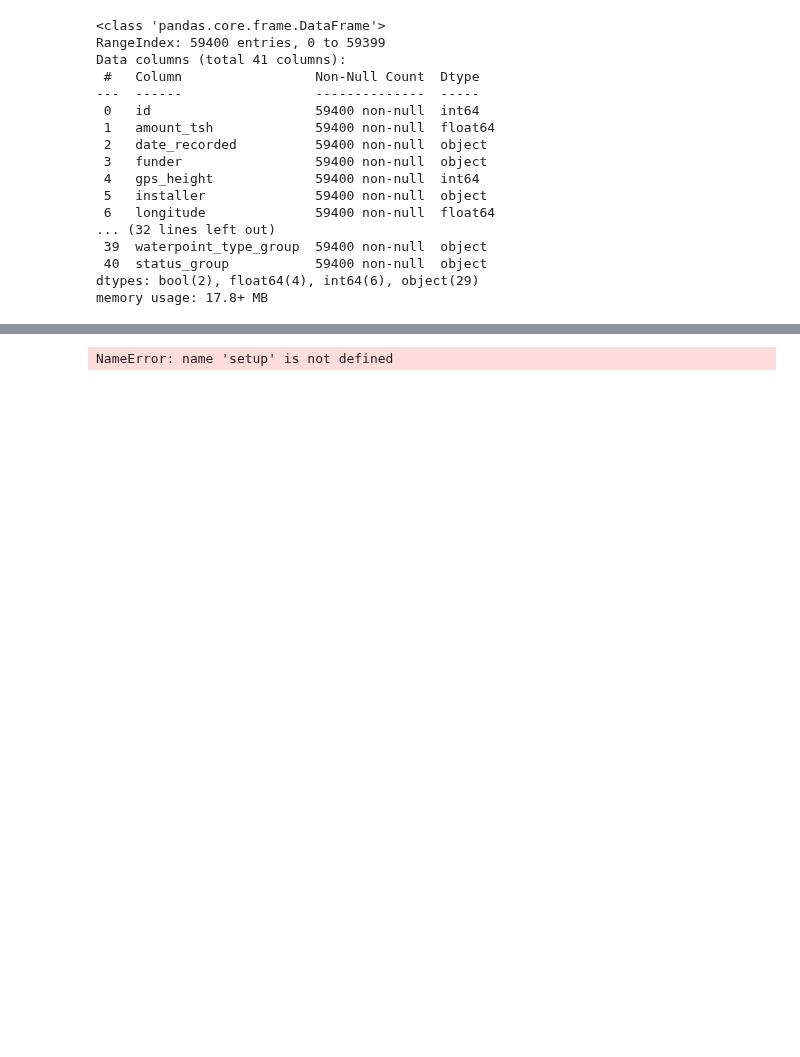
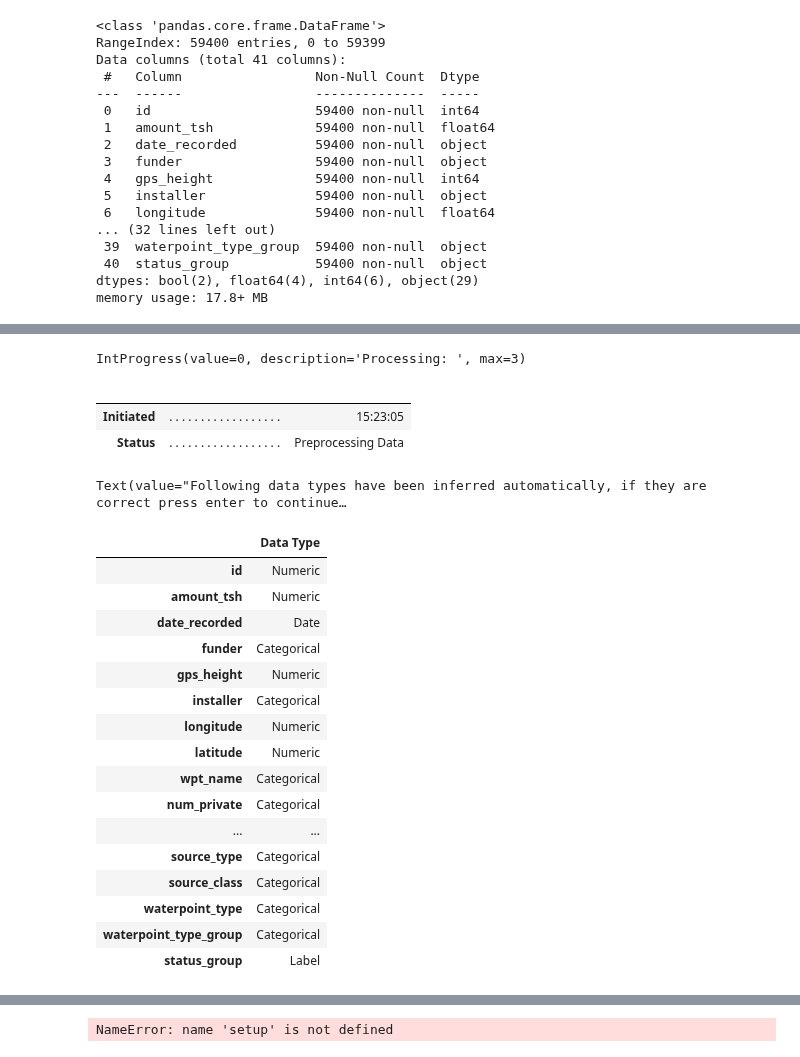
Before and after one commit to JannaW0402/Pump-it-Up, a Jupyter notebook: 869model.ipynb, the cells around one changed output, grey strips where cells are left out. Saved outputs shown, nothing was run; the diff lists cells and outputs as text; code cells hidden in the pictures; blank space fills up the shorter version.

```diff
--- a/869model.ipynb
+++ b/869model.ipynb
@@ -58,3 +58,5 @@ Test.head()
 | 2 | 17168 | 0.0 | 2013-02-01 | Government Of Tanzania | 1567 | DWE | 34.767863 | -5.004344 | Puma Secondary | ... |
 | 3 | 45559 | 0.0 | 2013-01-22 | Finn Water | 267 | FINN WATER | 38.058046 | -9.418672 | Kwa Mzee Pange | ... |
 | 4 | 49871 | 62.5 | 2013-03-27 | Bruder | 1260 | BRUDER | 35.006123 | -10.950412 | Kwa Mzee Turuka | ... |
+# %%
+Train_data = Train.iloc[:30000,:]
@@ -60,0 +79,26 @@ Test.head()
+# %%
+clf1 = setup(Train_data, target = 'status_group', session_id=123, log_experiment=True, experiment_name='pump')
+# %% [output]
+IntProgress(value=0, description='Processing: ', max=3)
+|  |  |  |
+|  |  |  |
+| Initiated | . . . . . . . . . . . . . . . . . . | 15:23:05 |
+| Status | . . . . . . . . . . . . . . . . . . | Preprocessing Data |
+Text(value="Following data types have been inferred automatically, if they are correct press enter to continue…
+|  | Data Type |
+| id | Numeric |
+| amount_tsh | Numeric |
+| date_recorded | Date |
+| funder | Categorical |
+| gps_height | Numeric |
+| installer | Categorical |
+| longitude | Numeric |
+| latitude | Numeric |
+| wpt_name | Categorical |
+| num_private | Categorical |
+| ... | ... |
+| source_type | Categorical |
+| source_class | Categorical |
+| waterpoint_type | Categorical |
+| waterpoint_type_group | Categorical |
+| status_group | Label |
```
Also changed, not shown: parts of 11 cells of this notebook.
